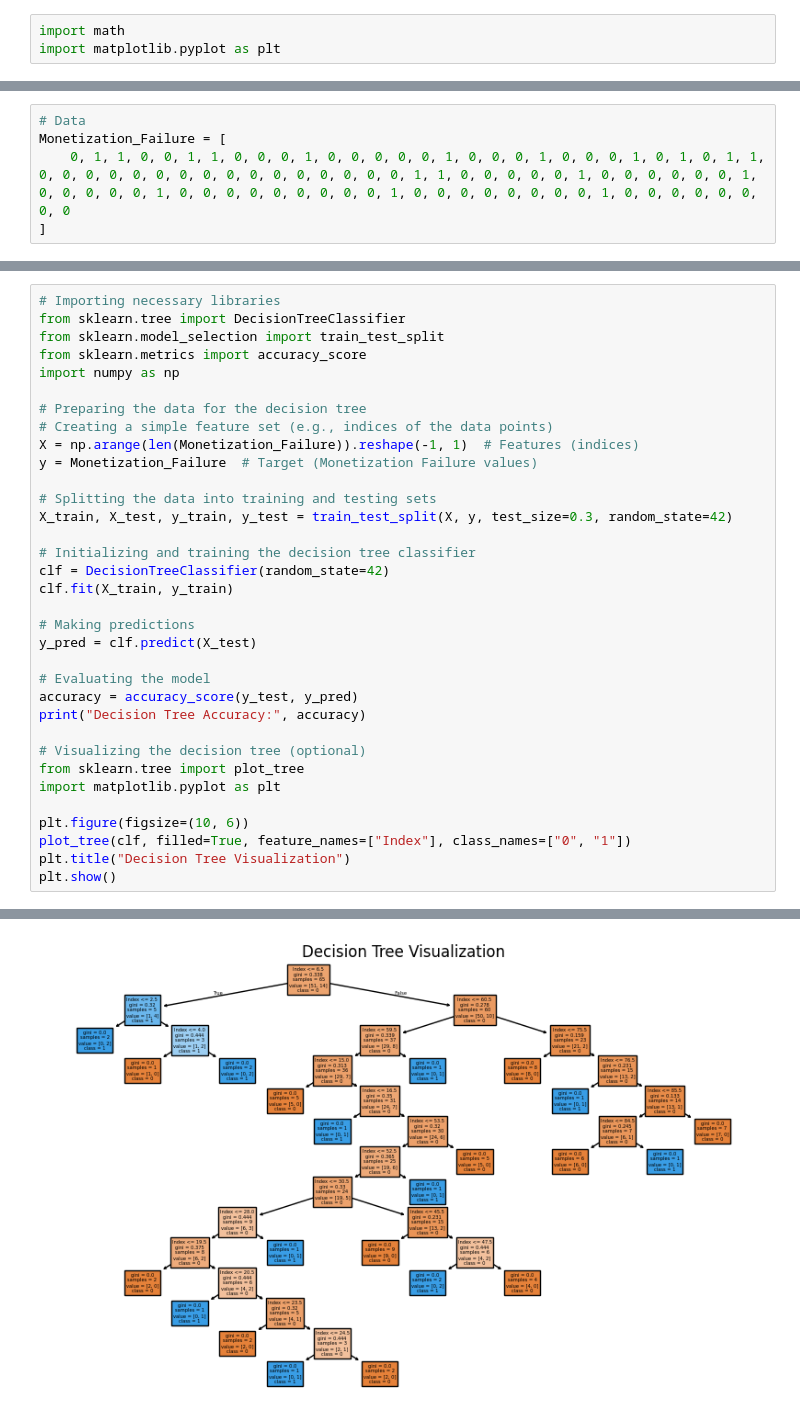
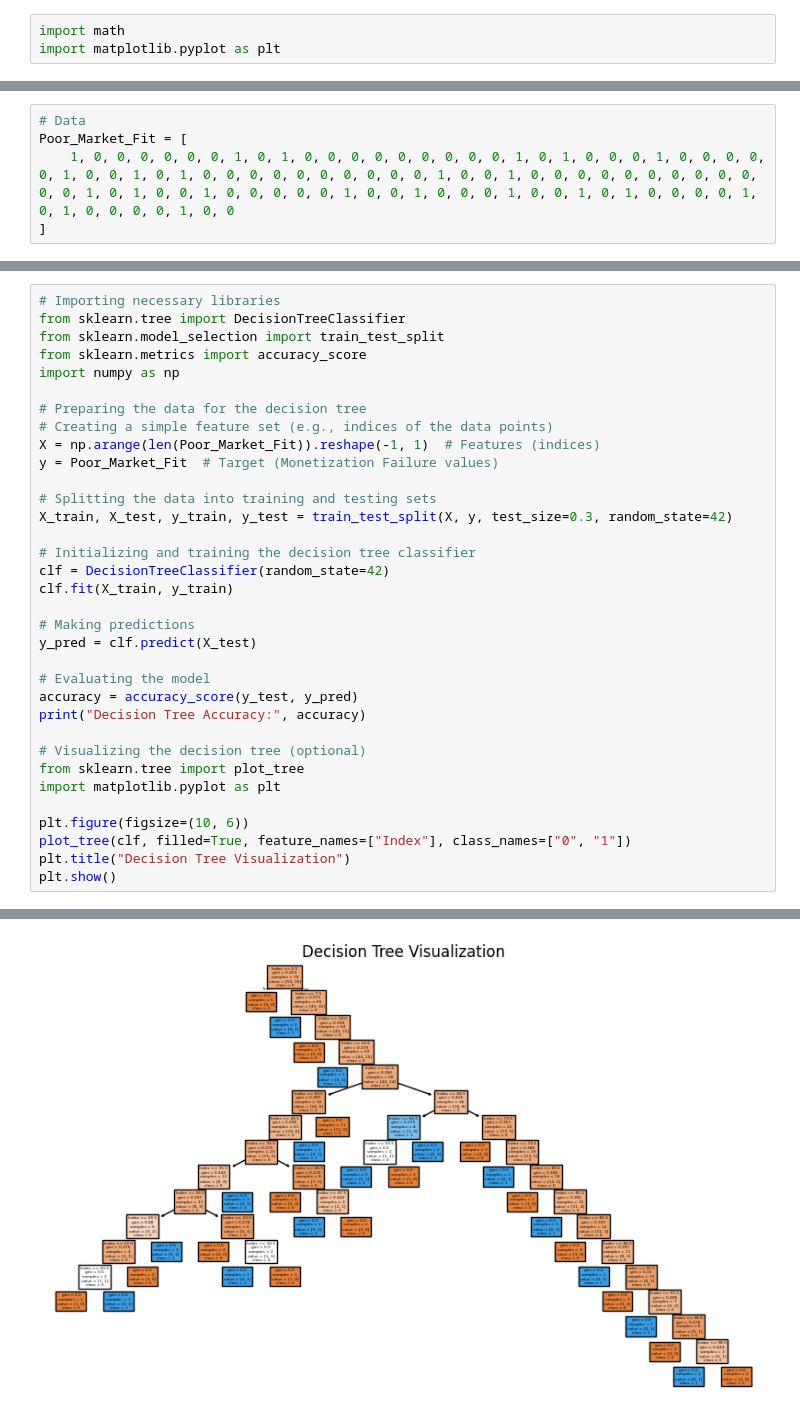
Before and after one commit to cboss320/Web-scraping, a Jupyter notebook: Capstone_Project2.ipynb, the cells around one changed output, grey strips where cells are left out. Drawn from its saved outputs; the diff is of its cells as text.

```diff
--- a/Capstone_Project2.ipynb
+++ b/Capstone_Project2.ipynb
@@ -12,6 +12,6 @@ This program will calculate the mean, median, mode, and standard deviation of a
 # %%
 # Data
-Monetization_Failure = [
-    0, 1, 1, 0, 0, 1, 1, 0, 0, 0, 1, 0, 0, 0, 0, 0, 1, 0, 0, 0, 1, 0, 0, 0, 1, 0, 1, 0, 1, 1, 0, 0, 0, 0, 0, 0, 0, 0, 0, 0, 0, 0, 0, 0, 0, 0, 1, 1, 0, 0, 0, 0, 0, 1, 0, 0, 0, 0, 0, 0, 1, 0, 0, 0, 0, 0, 1, 0, 0, 0, 0, 0, 0, 0, 0, 0, 1, 0, 0, 0, 0, 0, 0, 0, 0, 1, 0, 0, 0, 0, 0, 0, 0, 0
+Poor_Market_Fit = [
+    1, 0, 0, 0, 0, 0, 0, 1, 0, 1, 0, 0, 0, 0, 0, 0, 0, 0, 0, 1, 0, 1, 0, 0, 0, 1, 0, 0, 0, 0, 0, 1, 0, 0, 1, 0, 1, 0, 0, 0, 0, 0, 0, 0, 0, 0, 0, 1, 0, 0, 1, 0, 0, 0, 0, 0, 0, 0, 0, 0, 0, 0, 0, 1, 0, 1, 0, 0, 1, 0, 0, 0, 0, 0, 1, 0, 0, 1, 0, 0, 0, 1, 0, 0, 1, 0, 1, 0, 0, 0, 0, 1, 0, 1, 0, 0, 0, 0, 1, 0, 0
 ]
 # %%
@@ -53,8 +53,8 @@ import numpy as np
 
 # Preparing the data for the decision tree
 # Creating a simple feature set (e.g., indices of the data points)
-X = np.arange(len(Monetization_Failure)).reshape(-1, 1)  # Features (indices)
-y = Monetization_Failure  # Target (Monetization Failure values)
+X = np.arange(len(Poor_Market_Fit)).reshape(-1, 1)  # Features (indices)
+y = Poor_Market_Fit  # Target (Monetization Failure values)
 
 # Splitting the data into training and testing sets
 X_train, X_test, y_train, y_test = train_test_split(X, y, test_size=0.3, random_state=42)
@@ -83 +83 @@ Decision Tree Accuracy: 0.7931034482758621
-[figure, old version]
+[figure, new version]
```
Also changed, not shown: parts of 4 cells of this notebook.
